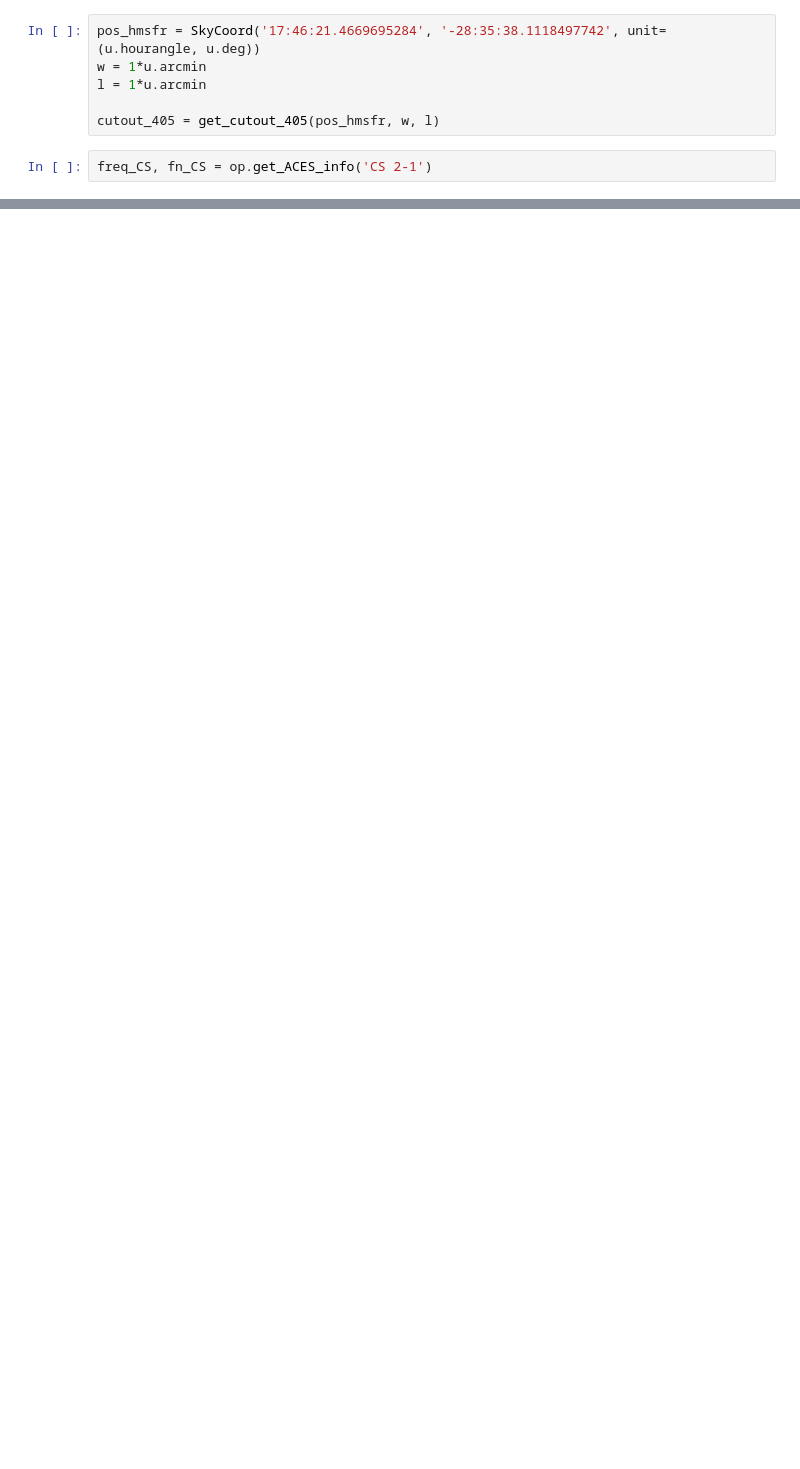
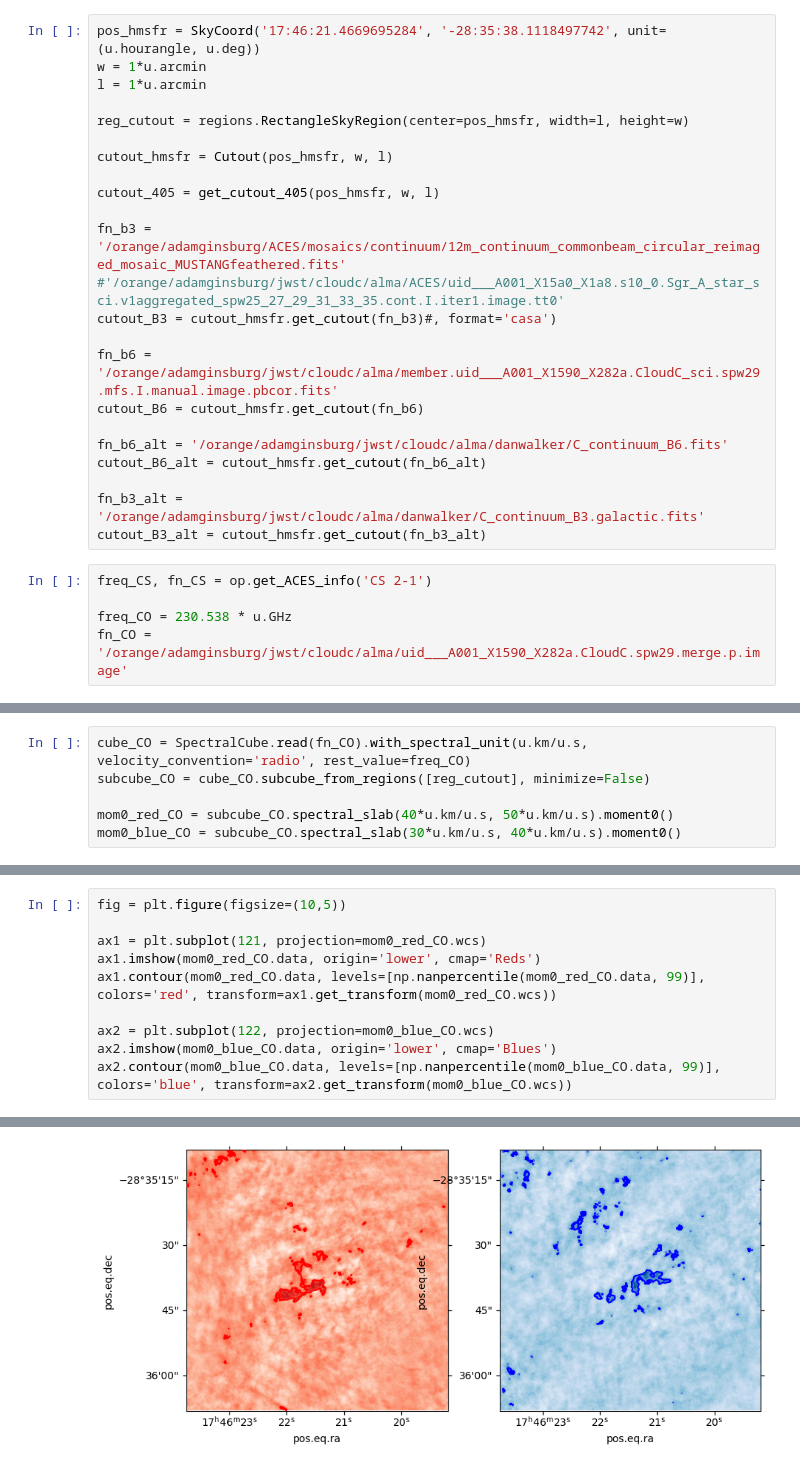
Before and after one commit to SpacialTree/dustridge-cd, a Jupyter notebook: notebooks/dustridge_c1_outflows.ipynb, the cells around one changed output, grey strips where cells are left out. Cells and saved outputs as stored; diff of their text form; blank space fills up the shorter version.

Commit message:
plotting centers of sfr and outflow contours

```diff
--- a/notebooks/dustridge_c1_outflows.ipynb
+++ b/notebooks/dustridge_c1_outflows.ipynb
@@ -17,7 +17,27 @@ pos_hmsfr = SkyCoord('17:46:21.4669695284', '-28:35:38.1118497742', unit=(u.hour
 w = 1*u.arcmin
 l = 1*u.arcmin
 
+reg_cutout = regions.RectangleSkyRegion(center=pos_hmsfr, width=l, height=w)
+
+cutout_hmsfr = Cutout(pos_hmsfr, w, l)
+
 cutout_405 = get_cutout_405(pos_hmsfr, w, l)
+
+fn_b3 = '/orange/adamginsburg/ACES/mosaics/continuum/12m_continuum_commonbeam_circular_reimaged_mosaic_MUSTANGfeathered.fits'
+#'/orange/adamginsburg/jwst/cloudc/alma/ACES/uid___A001_X15a0_X1a8.s10_0.Sgr_A_star_sci.v1aggregated_spw25_27_29_31_33_35.cont.I.iter1.image.tt0'
+cutout_B3 = cutout_hmsfr.get_cutout(fn_b3)#, format='casa')
+
+fn_b6 = '/orange/adamginsburg/jwst/cloudc/alma/member.uid___A001_X1590_X282a.CloudC_sci.spw29.mfs.I.manual.image.pbcor.fits'
+cutout_B6 = cutout_hmsfr.get_cutout(fn_b6)
+
+fn_b6_alt = '/orange/adamginsburg/jwst/cloudc/alma/danwalker/C_continuum_B6.fits'
+cutout_B6_alt = cutout_hmsfr.get_cutout(fn_b6_alt)
+
+fn_b3_alt = '/orange/adamginsburg/jwst/cloudc/alma/danwalker/C_continuum_B3.galactic.fits'
+cutout_B3_alt = cutout_hmsfr.get_cutout(fn_b3_alt)
 # %%
 freq_CS, fn_CS = op.get_ACES_info('CS 2-1')
+
+freq_CO = 230.538 * u.GHz
+fn_CO = '/orange/adamginsburg/jwst/cloudc/alma/uid___A001_X1590_X282a.CloudC.spw29.merge.p.image'
 # %%
@@ -33,0 +79,6 @@ WARNING: StokesWarning: Cube is a Stokes cube, returning spectral cube for I com
+# %%
+cube_CO = SpectralCube.read(fn_CO).with_spectral_unit(u.km/u.s, velocity_convention='radio', rest_value=freq_CO)
+subcube_CO = cube_CO.subcube_from_regions([reg_cutout], minimize=False)
+
+mom0_red_CO = subcube_CO.spectral_slab(40*u.km/u.s, 50*u.km/u.s).moment0()
+mom0_blue_CO = subcube_CO.spectral_slab(30*u.km/u.s, 40*u.km/u.s).moment0()
@@ -33,0 +89,11 @@ WARNING: StokesWarning: Cube is a Stokes cube, returning spectral cube for I com
+# %%
+fig = plt.figure(figsize=(10,5))
+
+ax1 = plt.subplot(121, projection=mom0_red_CO.wcs)
+ax1.imshow(mom0_red_CO.data, origin='lower', cmap='Reds')
+ax1.contour(mom0_red_CO.data, levels=[np.nanpercentile(mom0_red_CO.data, 99)], colors='red', transform=ax1.get_transform(mom0_red_CO.wcs))
+
+ax2 = plt.subplot(122, projection=mom0_blue_CO.wcs)
+ax2.imshow(mom0_blue_CO.data, origin='lower', cmap='Blues')
+ax2.contour(mom0_blue_CO.data, levels=[np.nanpercentile(mom0_blue_CO.data, 99)], colors='blue', transform=ax2.get_transform(mom0_blue_CO.wcs))
+# %% [output]
@@ -33,0 +101 @@ WARNING: StokesWarning: Cube is a Stokes cube, returning spectral cube for I com
+[figure, added]
```
Also changed, not shown: parts of 10 cells of this notebook, 1 other file.
